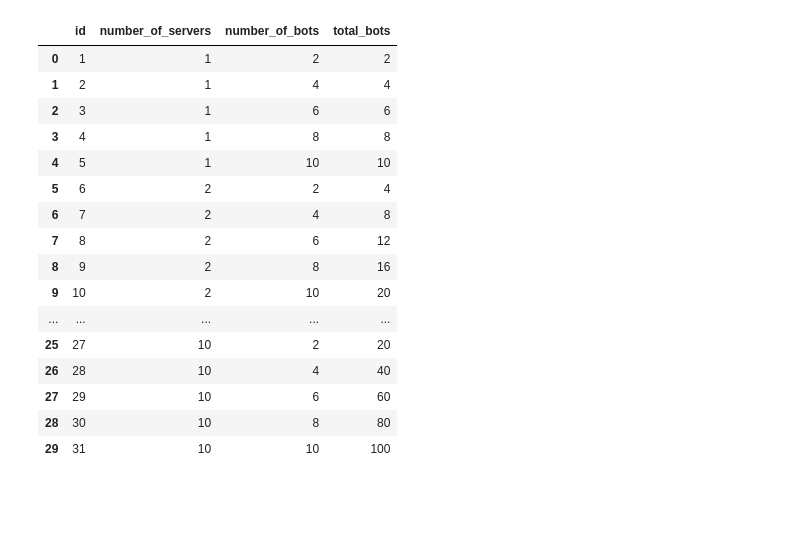
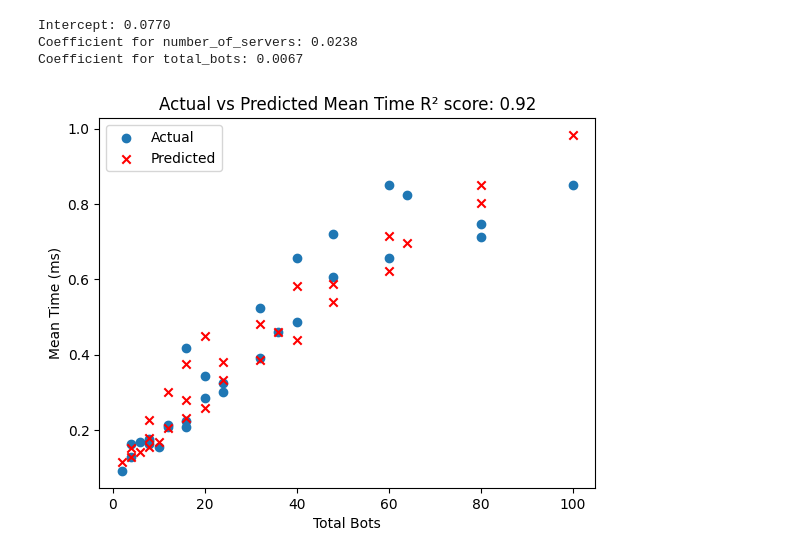
Before and after one commit to GDX64/rust-game, a Jupyter notebook: benchmarks/main.ipynb, the cells around one changed output. Drawn from its saved outputs; the diff is of its cells as text; code cells hidden in the pictures; blank space fills up the shorter version.

```diff
--- a/benchmarks/main.ipynb
+++ b/benchmarks/main.ipynb
@@ -161,24 +145,31 @@ plt.show()
-# %%
-from sklearn.linear_model import LinearRegression
-
-
-# Merge the data
-merged_df = stats_df.merge(experiments_info, left_index=True, right_on='id')
-# %% [output]
-|  | id | number_of_servers | number_of_bots | total_bots |
-| 0 | 1 | 1 | 2 | 2 |
-| 1 | 2 | 1 | 4 | 4 |
-| 2 | 3 | 1 | 6 | 6 |
-| 3 | 4 | 1 | 8 | 8 |
-| 4 | 5 | 1 | 10 | 10 |
-| 5 | 6 | 2 | 2 | 4 |
-| 6 | 7 | 2 | 4 | 8 |
-| 7 | 8 | 2 | 6 | 12 |
-| 8 | 9 | 2 | 8 | 16 |
-| 9 | 10 | 2 | 10 | 20 |
-| ... | ... | ... | ... | ... |
-| 25 | 27 | 10 | 2 | 20 |
-| 26 | 28 | 10 | 4 | 40 |
-| 27 | 29 | 10 | 6 | 60 |
-| 28 | 30 | 10 | 8 | 80 |
-| 29 | 31 | 10 | 10 | 100 |
+# %%
+from sklearn.linear_model import LinearRegression
+
+# Prepare the features
+X = merged_df[['number_of_servers', 'total_bots']]
+y = merged_df['mean']
+
+# Fit the model
+model = LinearRegression()
+model.fit(X, y)
+
+# Print results
+print(f"Intercept: {model.intercept_:.4f}")
+print(f"Coefficient for number_of_servers: {model.coef_[0]:.4f}")
+print(f"Coefficient for total_bots: {model.coef_[1]:.4f}")
+print()
+
+predicted_points = model.predict(merged_df[['number_of_servers', 'total_bots']])
+plt.scatter(merged_df['total_bots'], merged_df['mean'], label='Actual')
+plt.scatter(merged_df['total_bots'], predicted_points, color='red', label='Predicted', marker='x')
+plt.xlabel('Total Bots')
+plt.ylabel('Mean Time (ms)')
+plt.title(f'Actual vs Predicted Mean Time R² score: {model.score(X, y):.2f}')
+plt.savefig('./assets/actual_vs_predicted_mean_time.jpg')
+plt.legend()
+plt.show()
+# %% [output]
+Intercept: 0.0770
+Coefficient for number_of_servers: 0.0238
+Coefficient for total_bots: 0.0067
+[figure, added]
```
Also changed, not shown: parts of 10 cells of this notebook, 10 other files.
